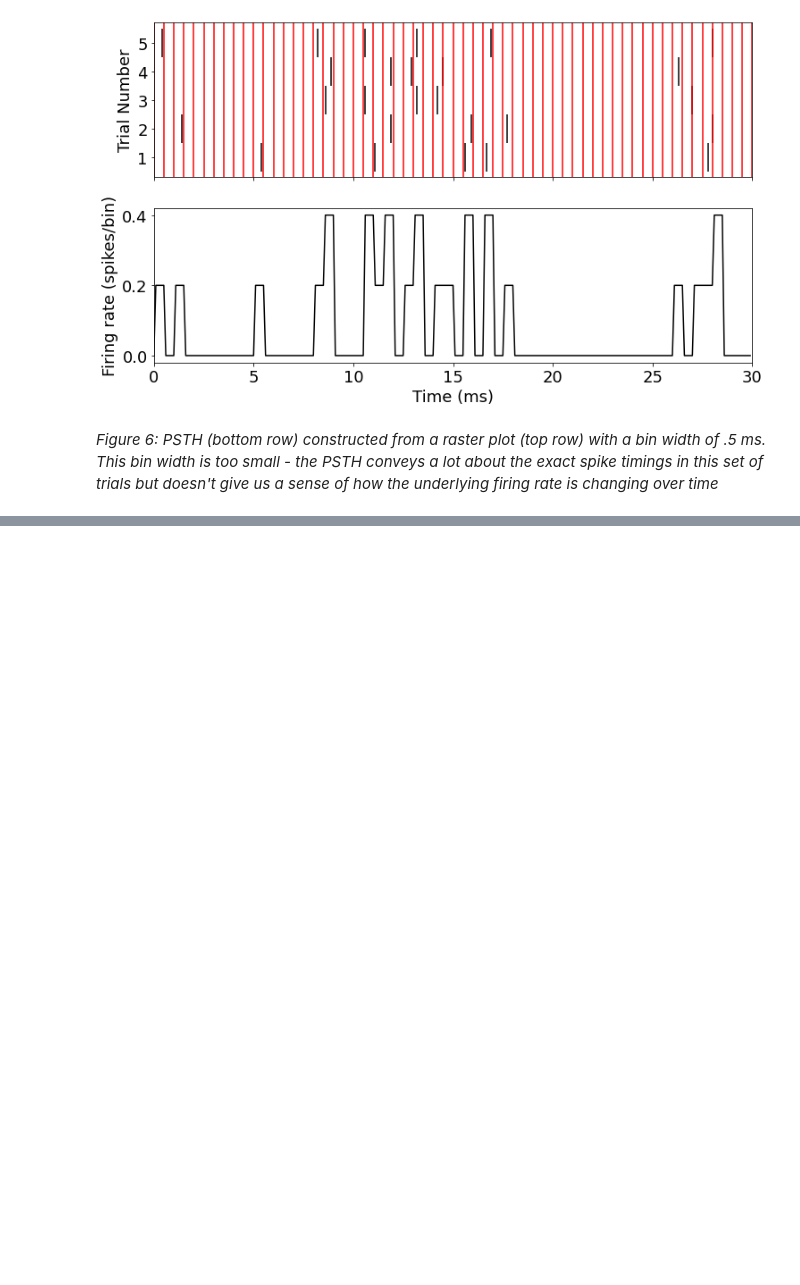
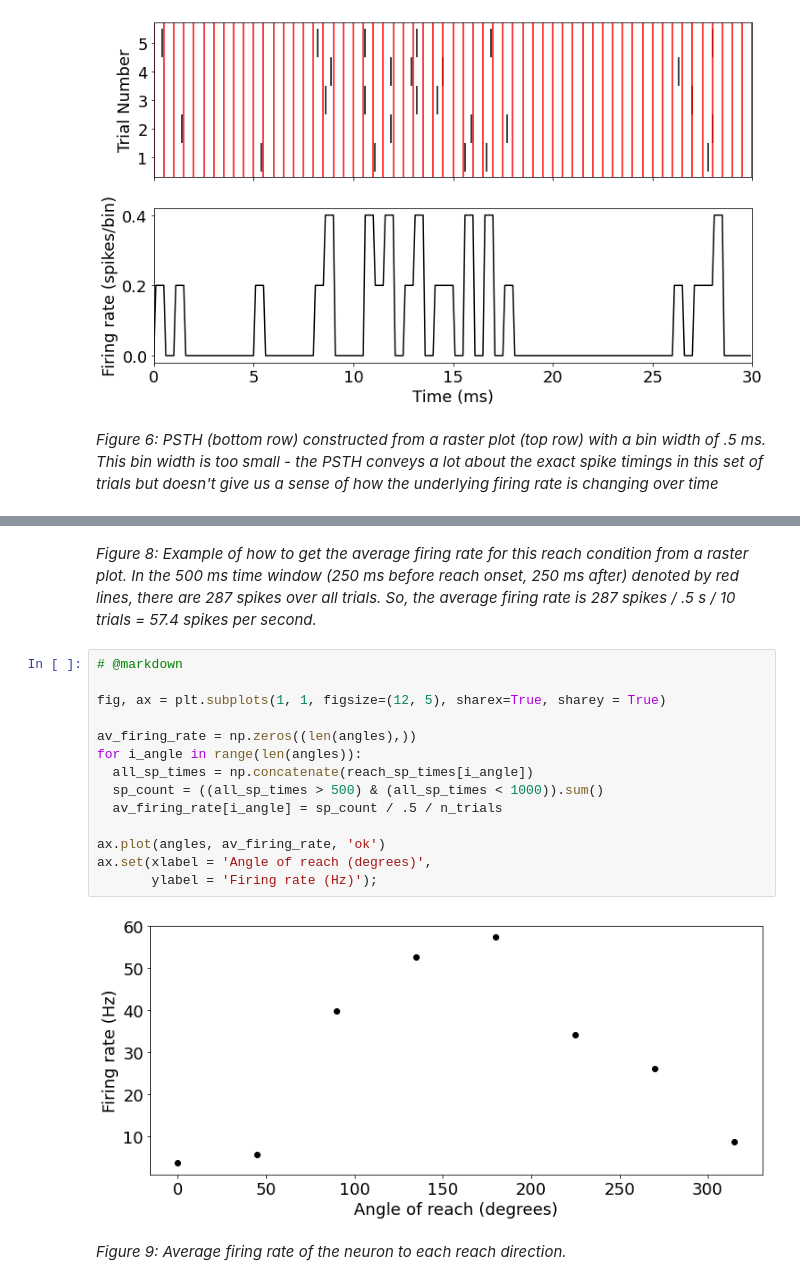
Before and after one commit to ebatty/CompNeuroNotes, a Jupyter notebook: lectures/02-NeuralResponses&TuningCurves.ipynb, the cells around one changed output, grey strips where cells are left out. Drawn from its saved outputs; the diff is of its cells as text; blank space fills up the shorter version.

```diff
--- a/lectures/02-NeuralResponses&TuningCurves.ipynb
+++ b/lectures/02-NeuralResponses&TuningCurves.ipynb
@@ -224,0 +307,20 @@ axes[1].set(xlabel = 'Time (ms)',
+# %% [markdown]
+*Figure 8: Example of how to get the average firing rate for this reach condition from a raster plot. In the 500 ms time window (250 ms before reach onset, 250 ms after) denoted by red lines, there are 287 spikes over all trials. So, the average firing rate is 287 spikes / .5 s / 10 trials = 57.4 spikes per second.*
+# %%
+# @markdown
+
+fig, ax = plt.subplots(1, 1, figsize=(12, 5), sharex=True, sharey = True)
+
+av_firing_rate = np.zeros((len(angles),))
+for i_angle in range(len(angles)):
+  all_sp_times = np.concatenate(reach_sp_times[i_angle])
+  sp_count = ((all_sp_times > 500) & (all_sp_times < 1000)).sum()
+  av_firing_rate[i_angle] = sp_count / .5 / n_trials
+
+ax.plot(angles, av_firing_rate, 'ok')
+ax.set(xlabel = 'Angle of reach (degrees)',
+       ylabel = 'Firing rate (Hz)');
+# %% [output]
+[figure, added]
+# %% [markdown]
+*Figure 9: Average firing rate of the neuron to each reach direction.*
```
Also changed, not shown: parts of 9 cells of this notebook.
